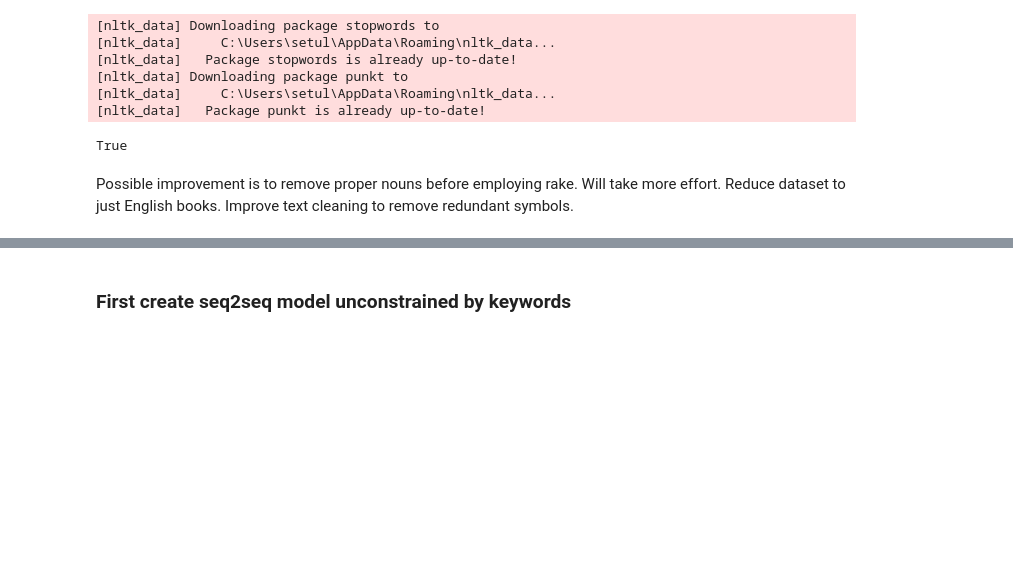
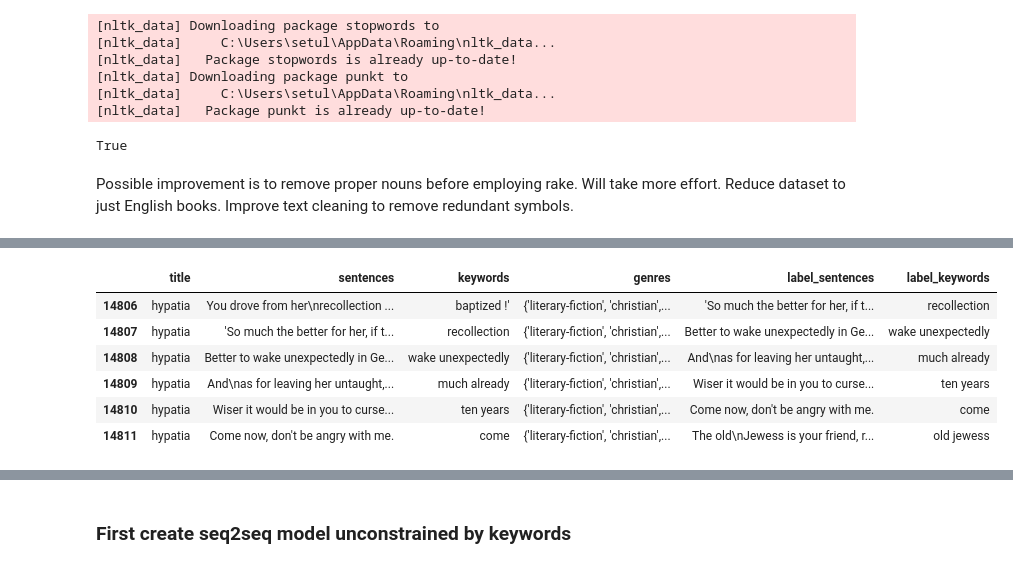
Before and after one commit to LoombaSetu/talk-BERTy-to-me, a Jupyter notebook: implementation.ipynb, the cells around one changed output, grey strips where cells are left out. Saved outputs shown, nothing was run; the diff lists cells and outputs as text; code cells hidden in the pictures; blank space fills up the shorter version.

```diff
--- a/implementation.ipynb
+++ b/implementation.ipynb
@@ -111 +102,11 @@ dev_data.head()
+# %%
+dev_data.iloc[14800:14806]
+# %% [output]
+|  | title | sentences | keywords | genres | label_sentences | label_keywords |
+| 14806 | hypatia | You drove from her\nrecollection ... | baptized !' | {'literary-fiction', 'christian',... | 'So much the better for her, if t... | recollection |
+| 14807 | hypatia | 'So much the better for her, if t... | recollection | {'literary-fiction', 'christian',... | Better to wake unexpectedly in Ge... | wake unexpectedly |
+| 14808 | hypatia | Better to wake unexpectedly in Ge... | wake unexpectedly | {'literary-fiction', 'christian',... | And\nas for leaving her untaught,... | much already |
+| 14809 | hypatia | And\nas for leaving her untaught,... | much already | {'literary-fiction', 'christian',... | Wiser it would be in you to curse... | ten years |
+| 14810 | hypatia | Wiser it would be in you to curse... | ten years | {'literary-fiction', 'christian',... | Come now, don't be angry with me. | come |
+| 14811 | hypatia | Come now, don't be angry with me. | come | {'literary-fiction', 'christian',... | The old\nJewess is your friend, r... | old jewess |
 # %%
```
Also changed, not shown: parts of 38 cells of this notebook, 9 other files.
